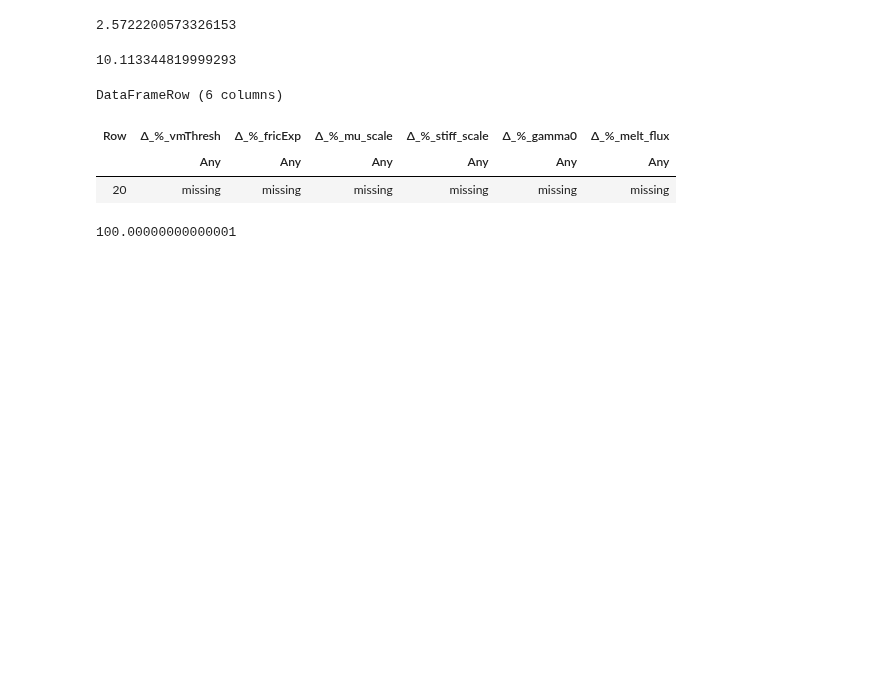
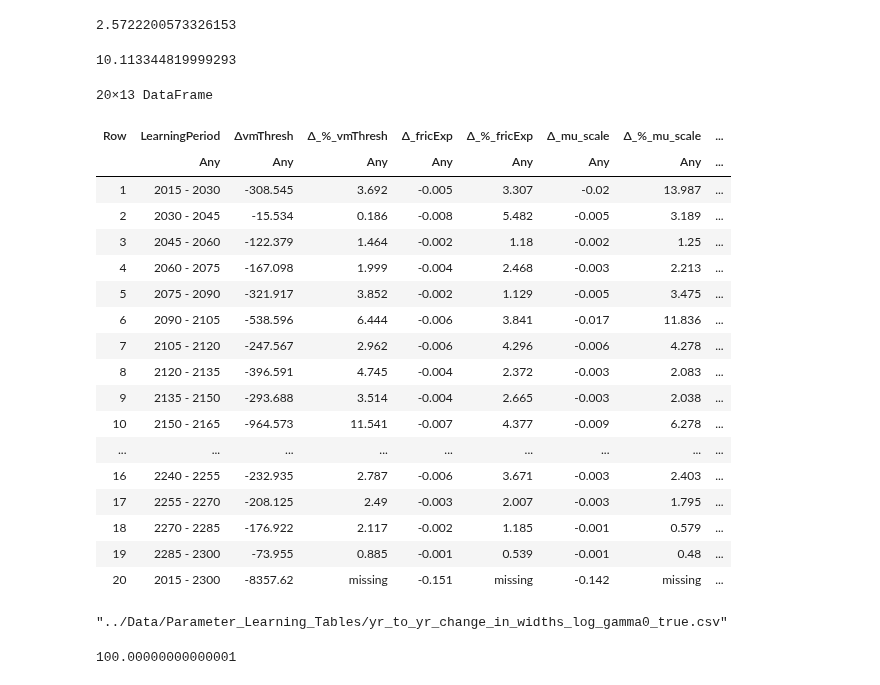
Before and after one commit to zlzerbe/Amery_Future_Learning_Study, a Jupyter notebook: Computational_Notebooks/Parameter_Learning_Tables.ipynb, the cells around one changed output. Cells and saved outputs as stored; diff of their text form; code cells hidden in the pictures; blank space fills up the shorter version.

Commit message:
Changed rounding on values for parameter learning tables

```diff
--- a/Computational_Notebooks/Parameter_Learning_Tables.ipynb
+++ b/Computational_Notebooks/Parameter_Learning_Tables.ipynb
@@ -70,6 +70,8 @@ present_widths = []
 for i in 1:6
     lower = (i == 5 && gamma_0_is_log) ? quantile(np.log(present_posterior[:,i]), 0.05) : quantile(present_posterior[:,i], 0.05)
     upper = (i == 5 && gamma_0_is_log) ? quantile(np.log(present_posterior[:,i]), 0.95) : quantile(present_posterior[:,i], 0.95)
+    #lower = round.(lower, digits=3)
+    #upper = round.(upper, digits=3)
     push!(present_bounds, (lower,upper))
     push!(present_widths, upper - lower)
 end
@@ -95,14 +97,15 @@ all_bounds = zeros(length(Realizations), 19, 6, 2)
 # The average 5th percentile and and 95th percentiles of the six MALI parameters across all trajectories over the 19 years of calibration
 avg_bounds = mean(all_bounds,dims=1)
 avg_bounds = dropdims(avg_bounds, dims=1)
-
+#avg_bounds = round.(avg_bounds, digits=3)
 # The average 90% credible interval widths of the six MALI parameters across all trajectories for each of the 19 years of calibration
 avg_widths = mean(all_widths,dims=1)
 avg_widths = dropdims(avg_widths, dims=1)
-println(size(avg_widths))
+
+
 # The 17% and 83% quantiles of the 90% cred int widths of the six MALI parameters across all trajectories for each of the 19 years of calibration
 width_variation_interval = np.quantile(all_widths, 0.83,axis=0) .- np.quantile(all_widths, 0.17,axis=0)
-
+#width_variation_interval = round.(width_variation_interval,digits=3)
 
 # Store the bounds as tuples in one matrix
 bounds_as_tuples = fill((0.0,0.0),(19,6))
@@ -116,7 +119,7 @@ bounds_w_present = vcat(present_bounds, bounds_as_tuples);
 
 # Add the 2015 90% credible widths
 widths_w_present = vcat(present_widths, avg_widths);
-
+#widths_w_present = round.(widths_w_present,digits=3)
 
 # Add the years of calibration as another column
 bounds_w_years = hcat(cal_years, bounds_w_present)
@@ -127,21 +130,22 @@ width_var_w_years = hcat(cal_years[2:end], width_variation_interval)
 names = ["Latest_calibration_year","vmThresh","fricExp","mu_scale","stiff_scale","gamma0","melt_flux"]
 
 # Covnert to datframe before saving to disc
-params_df_bounds = DataFrame(bounds_w_years, names)
-params_df_widths = DataFrame(widths_w_years, names)
+params_df_bounds    = DataFrame(bounds_w_years, names)
+params_df_widths    = DataFrame(widths_w_years, names)
 params_df_width_var = DataFrame(width_var_w_years, names)
 
 #Calculate total percent decrease of 90% cred interval width
 pct_change = ((collect(params_df_widths[1,2:end]) .- collect(params_df_widths[20,2:end])) ./ collect(params_df_widths[1,2:end])) .* 100
+#pct_change = round.(pct_change,digits=3)
 # Make a 1×7 row: first element is label, then pct_change values
 new_row = hcat("total_%_decrease", pct_change...)
 # Convert to DataFrame with the same column names
 new_df = DataFrame(new_row, names)
 # Append to params_df_widths
-append!(params_df_widths, new_df)
+append!(params_df_widths, new_df,promote=true)
 
-
-# CSV.write("../Data/Parameter_Learning_Tables/CI_bounds_log_gamma0_$(gamma_0_is_log).csv",params_df_bounds)
-# CSV.write("../Data/Parameter_Learning_Tables/CI_widths_log_gamma0_$(gamma_0_is_log).csv",params_df_widths)
-# CSV.write("../Data/Parameter_Learning_Tables/CI_width_variation_log_gamma0_$(gamma_0_is_log).csv",   params_df_width_var)
+# Making deepcopies to do some string formatting and rounding
+rounded_bounds_df    =    deepcopy(params_df_bounds   )
+rounded_widths_df    =    deepcopy(params_df_widths   )
+rounded_width_var_df =    deepcopy(params_df_width_var);
 # %% [output]
@@ -167,0 +171,15 @@ append!(params_df_widths, new_df)
+# %%
+# Rounding and formatting to look nice in the tables
+for i in 2:7
+    rounded_bounds_df[!, names[i]] = [
+    string("(", @sprintf("%.3f", tup[1]), ", ", @sprintf("%.3f", tup[2]), ")")
+    for tup in rounded_bounds_df[!, names[i]]    ]
+
+    rounded_widths_df[!, names[i]] = [ @sprintf("%.3f",val) for val in rounded_widths_df[!, names[i]] ]
+    rounded_width_var_df[!, names[i]] = [ @sprintf("%.3f",val) for val in rounded_width_var_df[!, names[i]] ]
+end
+
+
+CSV.write("../Data/Parameter_Learning_Tables/CI_bounds_log_gamma0_$(gamma_0_is_log).csv",            rounded_bounds_df   )
+CSV.write("../Data/Parameter_Learning_Tables/CI_widths_log_gamma0_$(gamma_0_is_log).csv",            rounded_widths_df   )
+CSV.write("../Data/Parameter_Learning_Tables/CI_width_variation_log_gamma0_$(gamma_0_is_log).csv",   rounded_width_var_df)
@@ -211,39 +231,62 @@ for i in 1:(length(cal_years)-1)
     row_idx2 = only(findall(x -> x == yr2, cal_years))
 
     # extract vectors (dropping year column)
     row1 = collect(params_df_widths[row_idx1, :])[2:end]
     row2 = collect(params_df_widths[row_idx2, :])[2:end]
 
     # compute differences
     diff = row2 .- row1
     Δ_param_width[i, :] = diff
     Δ_param_width_pct[i, :] = (diff ./ total_diff) .* 100
     # Collect this learning period as string for datframe labels
     push!(learn_periods, "$(yr1) - $(yr2)")
 end
 
 # Add the total learning period
 push!(learn_periods, "2015 - 2300")
 width_change_mat = zeros(20,12)
 
 # Put the parameter width changes and percent changes together param by param columnwise
 for i in 1:6
     width_change_mat[:,(2*i)-1] = Δ_param_width[:,i]
     width_change_mat[:,(2*i)] = Δ_param_width_pct[:,i]
 end
-
+width_change_mat = round.(width_change_mat, digits=3)
 
 names = ["LearningPeriod","ΔvmThresh","Δ_%_vmThresh","Δ_fricExp","Δ_%_fricExp","Δ_mu_scale","Δ_%_mu_scale","Δ_stiff_scale","Δ_%_stiff_scale","Δ_gamma0","Δ_%_gamma0","Δ_melt_flux","Δ_%_melt_flux"]
 width_change_w_years = hcat(learn_periods, width_change_mat)
 df_widths_yr_to_yr = DataFrame(width_change_w_years, names)
 allowmissing!(df_widths_yr_to_yr)
 df_widths_yr_to_yr[20, [3,5,7,9,11,13]] .= missing
-# CSV.write("../Data/Parameter_Learning_Tables/yr_to_yr_change_in_widths_log_gamma0_$(gamma_0_is_log).csv", df_widths_yr_to_yr)
+rounded_widths_yr_to_yr_df = deepcopy(df_widths_yr_to_yr);
 # %% [output]
-DataFrameRow (6 columns)
+20×13 DataFrame
-| Row | Δ_%_vmThresh | Δ_%_fricExp | Δ_%_mu_scale | Δ_%_stiff_scale | Δ_%_gamma0 | Δ_%_melt_flux |
-|  | Any | Any | Any | Any | Any | Any |
-| 20 | missing | missing | missing | missing | missing | missing |
+| Row | LearningPeriod | ΔvmThresh | Δ_%_vmThresh | Δ_fricExp | Δ_%_fricExp | Δ_mu_scale | Δ_%_mu_scale | ... |
+|  | Any | Any | Any | Any | Any | Any | Any | ... |
+| 1 | 2015 - 2030 | -308.545 | 3.692 | -0.005 | 3.307 | -0.02 | 13.987 | ... |
+| 2 | 2030 - 2045 | -15.534 | 0.186 | -0.008 | 5.482 | -0.005 | 3.189 | ... |
+| 3 | 2045 - 2060 | -122.379 | 1.464 | -0.002 | 1.18 | -0.002 | 1.25 | ... |
+| 4 | 2060 - 2075 | -167.098 | 1.999 | -0.004 | 2.468 | -0.003 | 2.213 | ... |
+| 5 | 2075 - 2090 | -321.917 | 3.852 | -0.002 | 1.129 | -0.005 | 3.475 | ... |
+| 6 | 2090 - 2105 | -538.596 | 6.444 | -0.006 | 3.841 | -0.017 | 11.836 | ... |
+| 7 | 2105 - 2120 | -247.567 | 2.962 | -0.006 | 4.296 | -0.006 | 4.278 | ... |
+| 8 | 2120 - 2135 | -396.591 | 4.745 | -0.004 | 2.372 | -0.003 | 2.083 | ... |
+| 9 | 2135 - 2150 | -293.688 | 3.514 | -0.004 | 2.665 | -0.003 | 2.038 | ... |
+| 10 | 2150 - 2165 | -964.573 | 11.541 | -0.007 | 4.377 | -0.009 | 6.278 | ... |
+| ... | ... | ... | ... | ... | ... | ... | ... | ... |
+| 16 | 2240 - 2255 | -232.935 | 2.787 | -0.006 | 3.671 | -0.003 | 2.403 | ... |
+| 17 | 2255 - 2270 | -208.125 | 2.49 | -0.003 | 2.007 | -0.003 | 1.795 | ... |
+| 18 | 2270 - 2285 | -176.922 | 2.117 | -0.002 | 1.185 | -0.001 | 0.579 | ... |
+| 19 | 2285 - 2300 | -73.955 | 0.885 | -0.001 | 0.539 | -0.001 | 0.48 | ... |
+| 20 | 2015 - 2300 | -8357.62 | missing | -0.151 | missing | -0.142 | missing | ... |
+# %%
+# Rounding and formatting to look nice in the tables
+for i in 2:13
+    rounded_widths_yr_to_yr_df[!,names[i]] = [ (typeof(val) == Float64) ? @sprintf("%.3f",val) : val for val in rounded_widths_yr_to_yr_df[!, names[i]] ]
+end
+CSV.write("../Data/Parameter_Learning_Tables/yr_to_yr_change_in_widths_log_gamma0_$(gamma_0_is_log).csv", rounded_widths_yr_to_yr_df)
+# %% [output]
+"../Data/Parameter_Learning_Tables/yr_to_yr_change_in_widths_log_gamma0_true.csv"
 # %%
 println(sum(df_widths_yr_to_yr[1:5, 11]) + sum(df_widths_yr_to_yr[6:13, 11]) + sum(df_widths_yr_to_yr[14:19, 11]))
 # %% [output]
```
Also changed, not shown: parts of 6 cells of this notebook, 14 other files.
